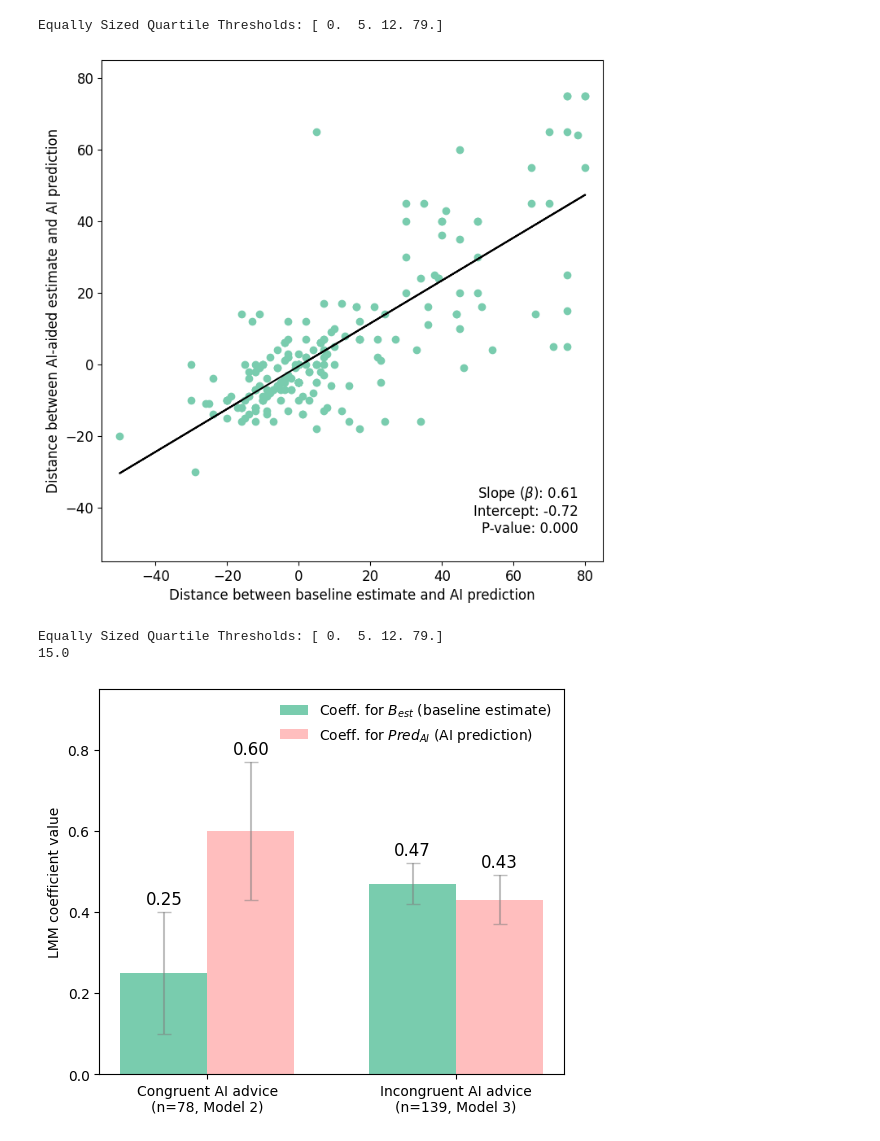
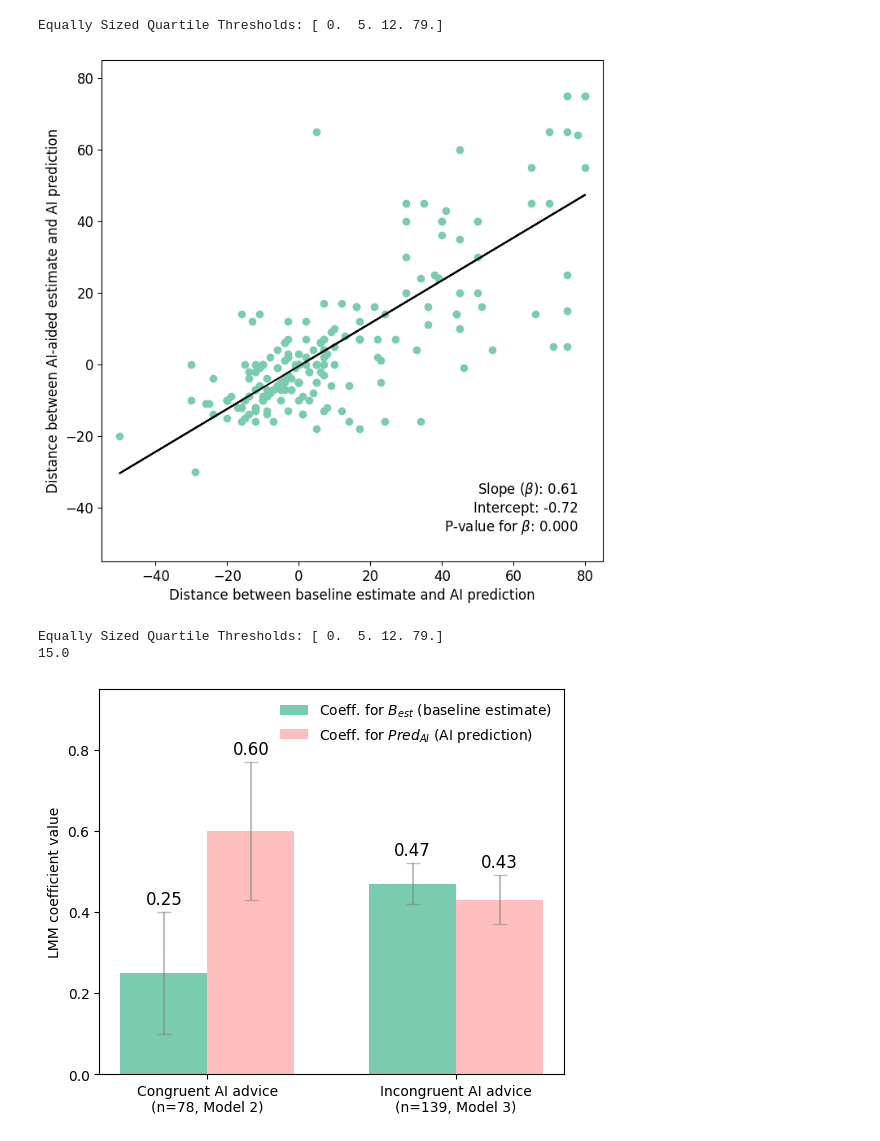
Before and after one commit to emelyrosbach/2W0R, a Jupyter notebook: DataAnalysis/generatePlots.ipynb, the cells around one changed output. Saved outputs shown, nothing was run; the diff lists cells and outputs as text; code cells hidden in the pictures.

```diff
--- a/DataAnalysis/generatePlots.ipynb
+++ b/DataAnalysis/generatePlots.ipynb
@@ -38,7 +38,7 @@ def scatterplot ():
     plt.ylabel('Distance between AI-aided estimate and AI prediction', fontsize=12)
     plt.xticks(fontsize=12)
     plt.yticks(fontsize=12)
-    textstr = '\n'.join((r'Slope ($\beta$): 0.61', r'Intercept: -0.72', r'P-value: 0.000'))
+    textstr = '\n'.join((r'Slope ($\beta$): 0.61', r'Intercept: -0.72', r'P-value for $\beta$: 0.000'))
     plt.gca().text(0.95, 0.05, textstr, transform=plt.gca().transAxes, fontsize=12, verticalalignment='bottom', horizontalalignment='right', bbox=dict(facecolor='none', edgecolor='none'))
     plt.savefig('scatter_plot.pdf', format='pdf')
     plt.show()
@@ -87,39 +87,40 @@ def barplot():
     categories = ['Congruent AI advice\n(n=78, Model 2)', 'Incongruent AI advice\n(n=139, Model 3)']
     errors = [0.15,0.05,0.17,0.06]
     baseline = [coefficients.EstB, coefficientsi.EstB]
+
     ai_prediction = [coefficients.PredAI, coefficientsi.PredAI]
     p_values = [[0.00,0.09],[0.00,0.00]]
 
     plt.figure(figsize=(6,5))
     # Bar width
     bar_width = 0.35
 
     # Positions of the bars on the x-axis
     r1 = np.arange(len(categories))
     r2 = [x + bar_width for x in r1]
 
     # Plotting
     plt.bar(r1, baseline, color='#79CCAE', width=bar_width, label='Coeff. for $B_{est}$ (baseline estimate)')
     plt.bar(r2, ai_prediction, color='#FFBEBE', width=bar_width, label='Coeff. for $Pred_{AI}$ (AI prediction)')
     plt.errorbar(r1.tolist()+r2, baseline+ai_prediction, [0.15,0.05,0.17,0.06], color='#808080', fmt='none', capsize=5, alpha=0.5)
     for i in range(len(baseline)):
         plt.text(r1[i], baseline[i] + errors[i] + 0.02, '%.02f' % baseline[i], ha='center', color='black', fontsize=12)
 
     for i in range(len(ai_prediction)):
         plt.text(r2[i], ai_prediction[i] + errors[i+2] + 0.02, '%.02f' % ai_prediction[i], ha='center', color='black', fontsize=12)
 
     plt.ylabel('LMM coefficient value')
     plt.ylim([0.0,0.95])
     plt.xticks([r + bar_width / 2 for r in range(len(categories))], categories)
 
     plt.legend(frameon=False)
     plt.savefig('bar_plot2.pdf')
 
 scatterplot()
 barplot()
 # %% [output]
 Equally Sized Quartile Thresholds: [ 0.  5. 12. 79.]
-[figure, old version]
+[figure, new version]
 Equally Sized Quartile Thresholds: [ 0.  5. 12. 79.]
 15.0
 [figure]
```
